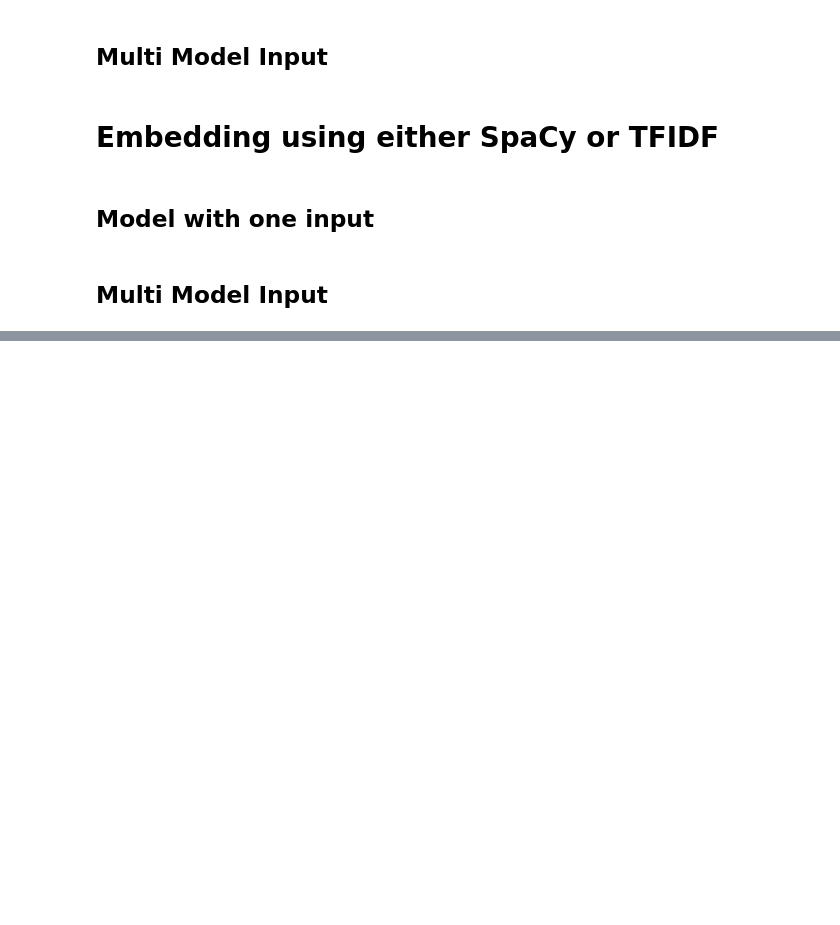
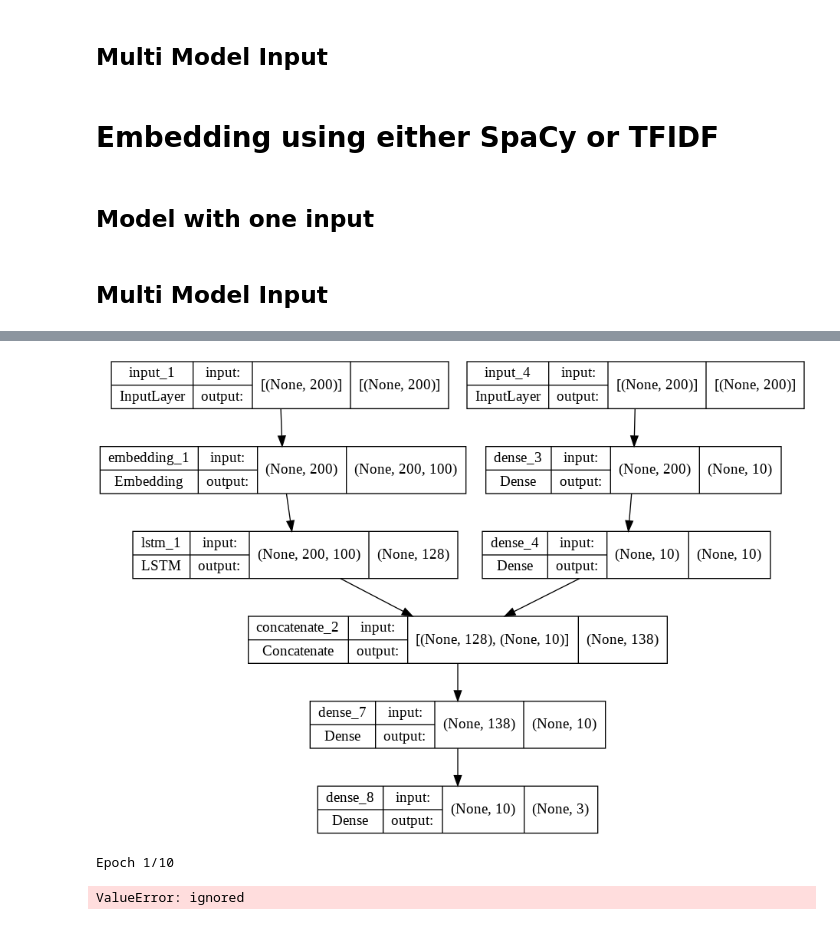
Before and after one commit to zhouchun0105/Fake-News-Detection-Project-BA865, a Jupyter notebook: NOTEBOOK_BA865_Fake_News_Classification_Project.ipynb, the cells around one changed output, grey strips where cells are left out. Cells and saved outputs as stored; diff of their text form; code cells hidden in the pictures; blank space fills up the shorter version.

Commit message:
Multi-input model added

```diff
--- a/NOTEBOOK_BA865_Fake_News_Classification_Project.ipynb
+++ b/NOTEBOOK_BA865_Fake_News_Classification_Project.ipynb
@@ -1088,0 +1229,7 @@ ValueError: ignored
+# %%
+embedding_layer = Embedding(vocab_size, 100, weights=[embedding_matrix], trainable=False)(input_1)
+LSTM_Layer_1 = LSTM(128)(embedding_layer)
+# %%
+input_2 = layers.Input(shape=(maxlen,))
+dense_layer_1 = layers.Dense(10, activation='relu')(input_2)
+dense_layer_2 = layers.Dense(10, activation='relu')(dense_layer_1)
@@ -1088,0 +1238,7 @@ ValueError: ignored
+# %%
+concat_layer = layers.Concatenate()([LSTM_Layer_1, dense_layer_2])
+dense_layer_3 = Dense(10, activation='relu')(concat_layer)
+output = Dense(3, activation='softmax')(dense_layer_3)
+model = Model(inputs=[input_1, input_2], outputs=output)
+# %%
+model.compile(loss='categorical_crossentropy', optimizer='adam', metrics=['acc'])
@@ -1088,0 +1247,9 @@ ValueError: ignored
+# %%
+plot_model(model, to_file='model_plot3.png', show_shapes=True, show_layer_names=True)
+# %% [output]
+[figure, added]
+# %%
+history = model.fit(x=[X1_train, X2_train], y=y_train, batch_size=128, epochs=10, verbose=1, validation_split=0.2)
+# %% [output]
+Epoch 1/10
+ValueError: ignored
```
Also changed, not shown: parts of 20 cells of this notebook.
